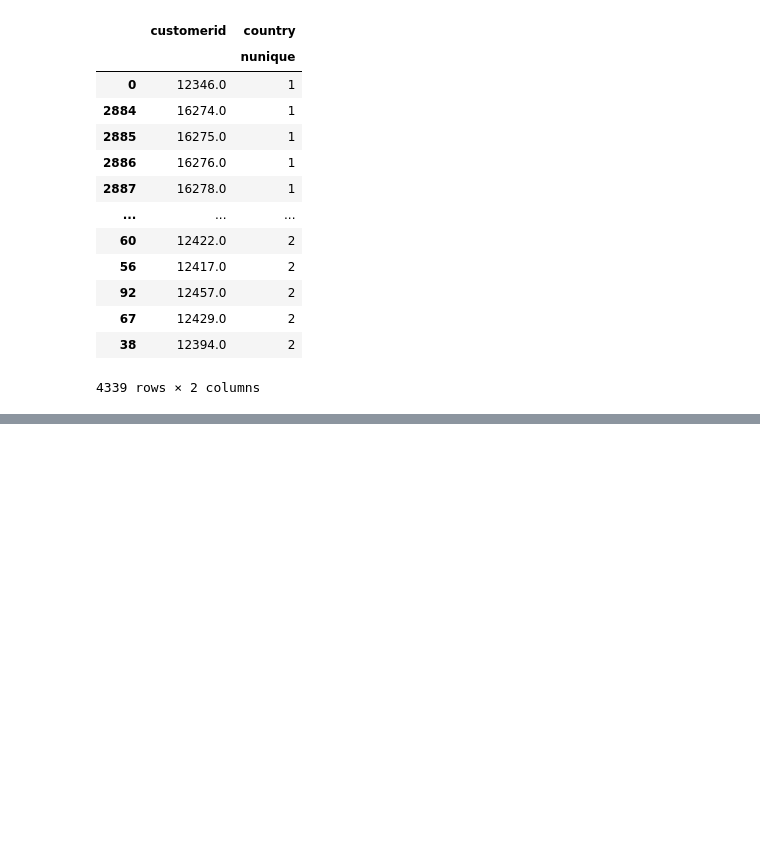
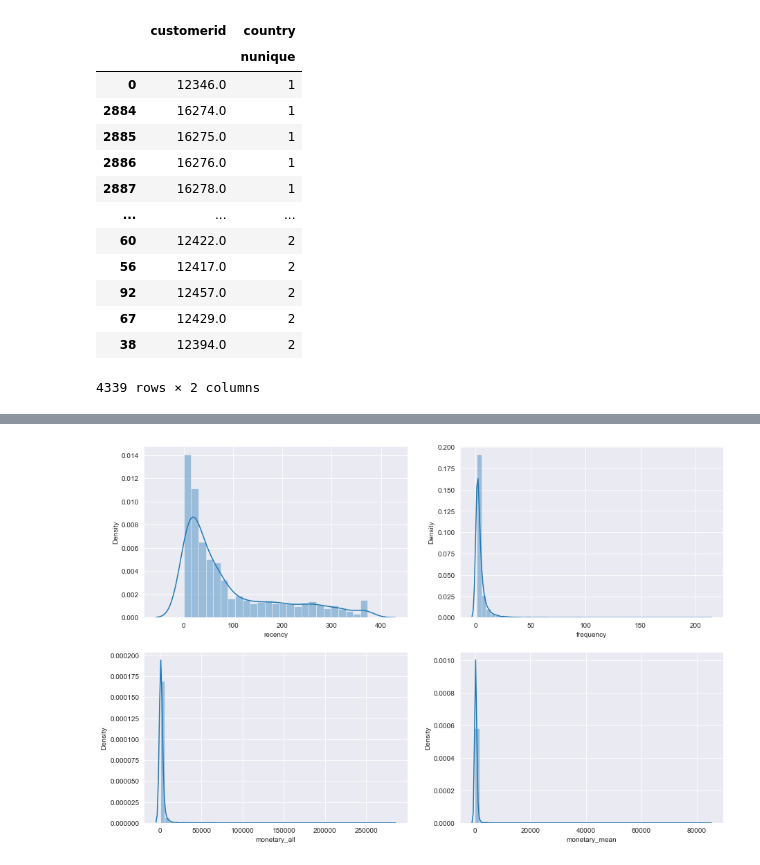
Before and after one commit to ajyeoh/ajyeoh_portfolio, a Jupyter notebook: 2_customer_segmentation_ecommerce/Customer Segmentation - RFM Analysis on E-Commerce Dataset.ipynb, the cells around one changed output, grey strips where cells are left out. Saved outputs shown, nothing was run; the diff lists cells and outputs as text; code cells hidden in the pictures; blank space fills up the shorter version.

```diff
--- a/2_customer_segmentation_ecommerce/Customer Segmentation - RFM Analysis on E-Commerce Dataset.ipynb
+++ b/2_customer_segmentation_ecommerce/Customer Segmentation - RFM Analysis on E-Commerce Dataset.ipynb
@@ -265,0 +267,13 @@ rfm.corr()
+# %%
+import numpy as np
+import matplotlib.pyplot as plt
+import seaborn as sns
+sns.set_style('darkgrid')
+# %%
+fig, ((ax1, ax2), (ax3, ax4)) = plt.subplots(2, 2, figsize=(15, 10))
+plot_recency = sns.distplot(rfm['recency'], ax=ax1)
+plot_frequency = sns.distplot(rfm['frequency'], ax=ax2)
+plot_monetary = sns.distplot(rfm['monetary_all'], ax=ax3)
+plot_monetary = sns.distplot(rfm['monetary_mean'], ax=ax4)
+# %% [output]
+[figure, added]
```
Also changed, not shown: parts of 8 cells of this notebook.
